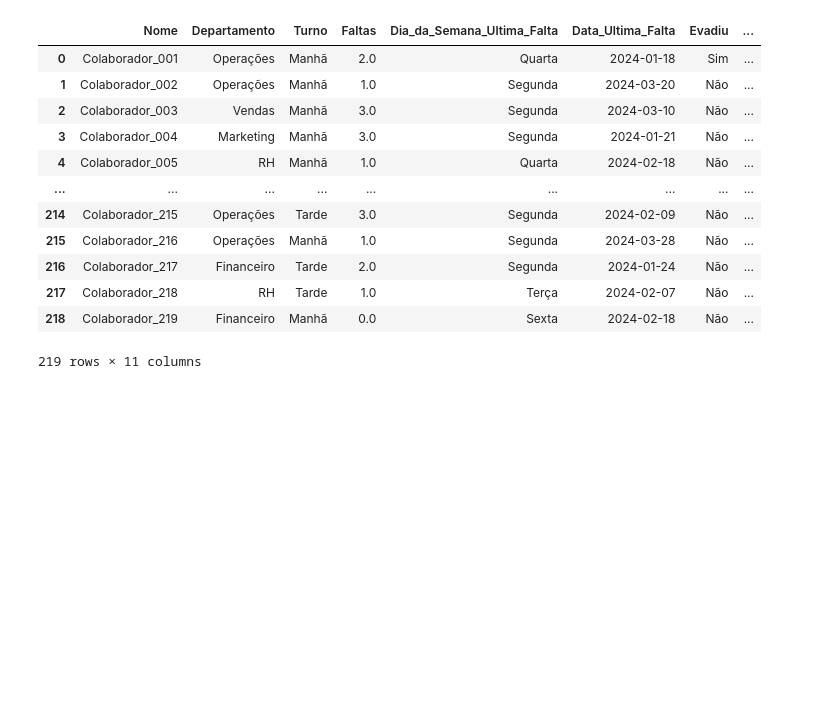
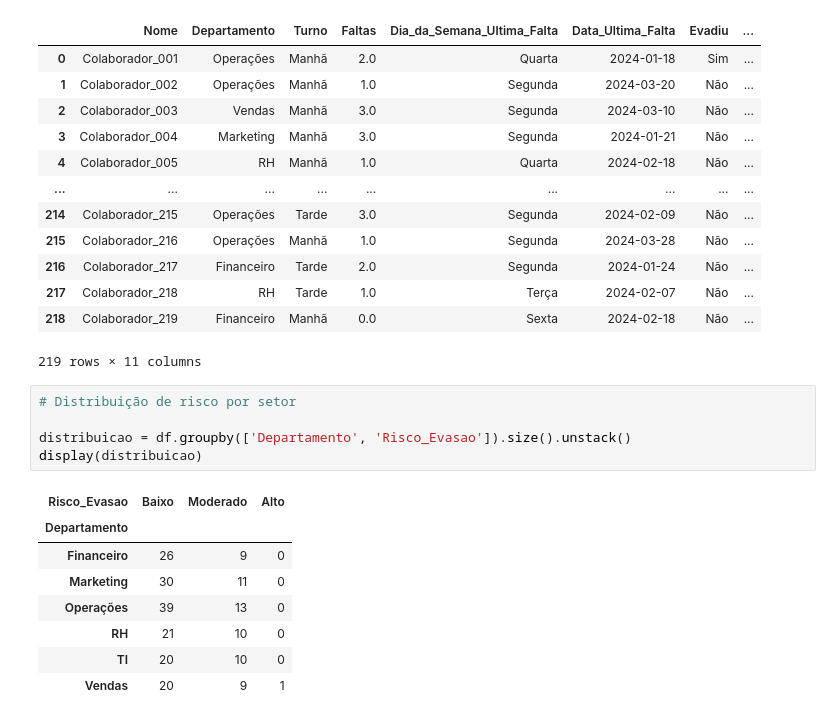
Before and after one commit to IIIgorMoura/PY-tratamento_analise_dados2, a Jupyter notebook: main.ipynb, the cells around one changed output. Drawn from its saved outputs; the diff is of its cells as text; blank space fills up the shorter version.

```diff
--- a/main.ipynb
+++ b/main.ipynb
@@ -407,3 +409,17 @@ df
 | 217 | Colaborador_218 | RH | Tarde | 1.0 | Terça | 2024-02-07 | Não | ... |
 | 218 | Colaborador_219 | Financeiro | Manhã | 0.0 | Sexta | 2024-02-18 | Não | ... |
 219 rows × 11 columns
+# %%
+# Distribuição de risco por setor
+
+distribuicao = df.groupby(['Departamento', 'Risco_Evasao']).size().unstack()
+display(distribuicao)
+# %% [output]
+| Risco_Evasao | Baixo | Moderado | Alto |
+| Departamento |  |  |  |
+| Financeiro | 26 | 9 | 0 |
+| Marketing | 30 | 11 | 0 |
+| Operações | 39 | 13 | 0 |
+| RH | 21 | 10 | 0 |
+| TI | 20 | 10 | 0 |
+| Vendas | 20 | 9 | 1 |
```
Also changed, not shown: parts of 4 cells of this notebook.
